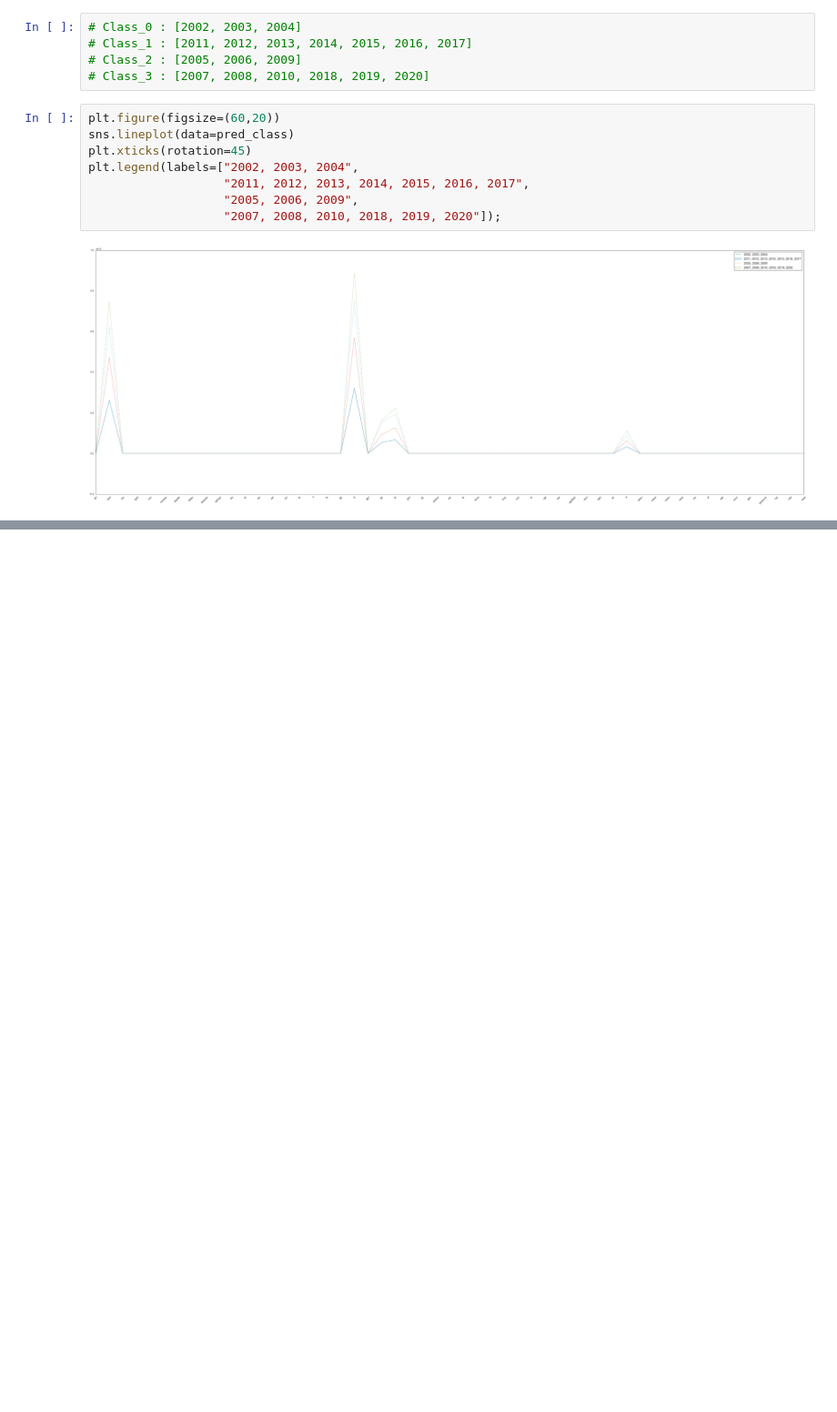
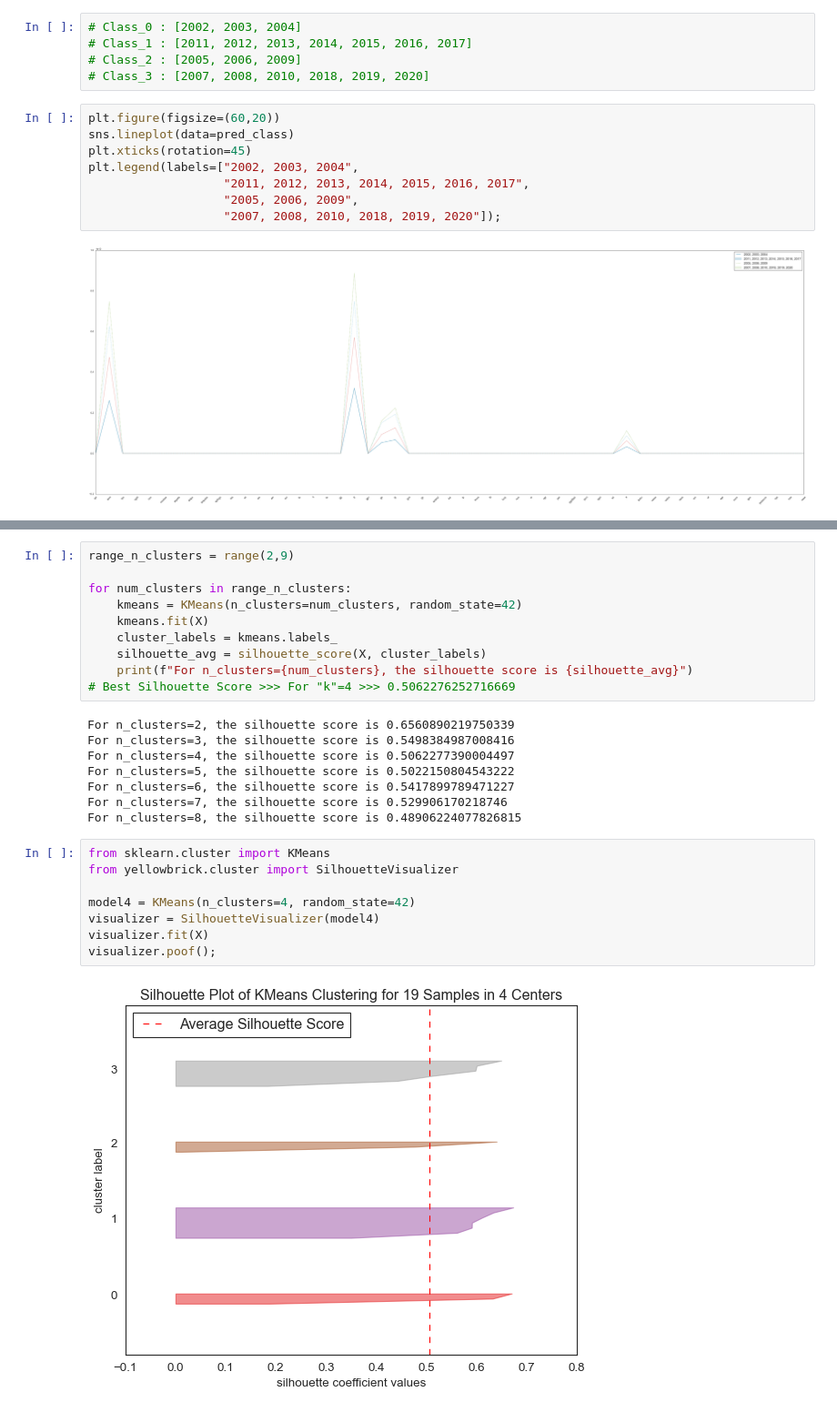
Before and after one commit to enginabdan/1_Github, a Jupyter notebook: 2_ProjectsMine/9_turkey_last_20_years/1_Turkey_Last_20_Years_KMeansClustering/turkey_20_years_KMeansClustering.ipynb, the cells around one changed output, grey strips where cells are left out. Shown at 91% size. Cells and saved outputs as stored; diff of their text form; blank space fills up the shorter version.

```diff
--- a/2_ProjectsMine/9_turkey_last_20_years/turkey_last_20_years_clustering.ipynb
+++ b/2_ProjectsMine/9_turkey_last_20_years/1_Turkey_Last_20_Years_KMeansClustering/turkey_20_years_KMeansClustering.ipynb
@@ -752,0 +877,28 @@ plt.legend(labels=["2002, 2003, 2004",
+# %%
+range_n_clusters = range(2,9)
+
+for num_clusters in range_n_clusters:
+    kmeans = KMeans(n_clusters=num_clusters, random_state=42)
+    kmeans.fit(X)
+    cluster_labels = kmeans.labels_
+    silhouette_avg = silhouette_score(X, cluster_labels)
+    print(f"For n_clusters={num_clusters}, the silhouette score is {silhouette_avg}")
+# Best Silhouette Score >>> For "k"=4 >>> 0.5062276252716669
+# %% [output]
+For n_clusters=2, the silhouette score is 0.6560890219750339
+For n_clusters=3, the silhouette score is 0.5498384987008416
+For n_clusters=4, the silhouette score is 0.5062277390004497
+For n_clusters=5, the silhouette score is 0.5022150804543222
+For n_clusters=6, the silhouette score is 0.5417899789471227
+For n_clusters=7, the silhouette score is 0.529906170218746
+For n_clusters=8, the silhouette score is 0.48906224077826815
+# %%
+from sklearn.cluster import KMeans
+from yellowbrick.cluster import SilhouetteVisualizer
+
+model4 = KMeans(n_clusters=4, random_state=42)
+visualizer = SilhouetteVisualizer(model4)
+visualizer.fit(X)
+visualizer.poof();
+# %% [output]
+[figure, added]
```
Also changed, not shown: parts of 40 cells of this notebook, 8 other files.
